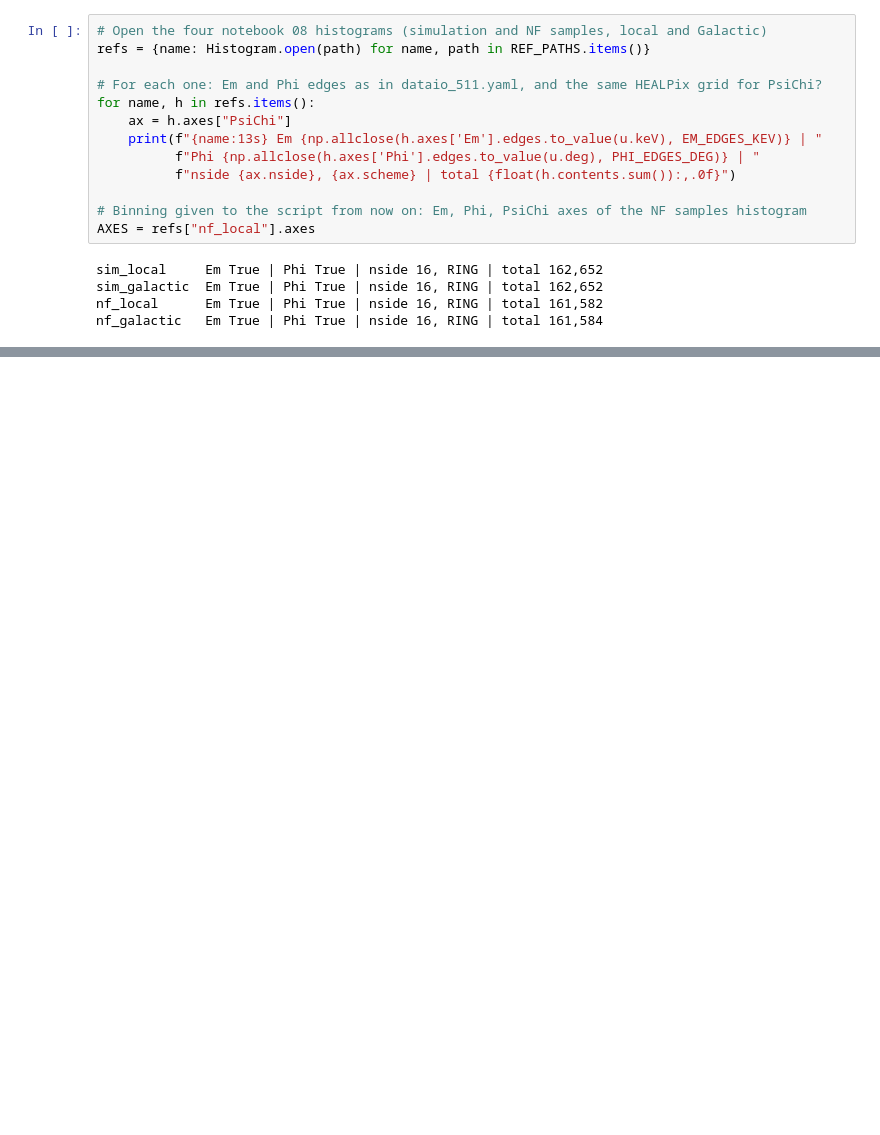
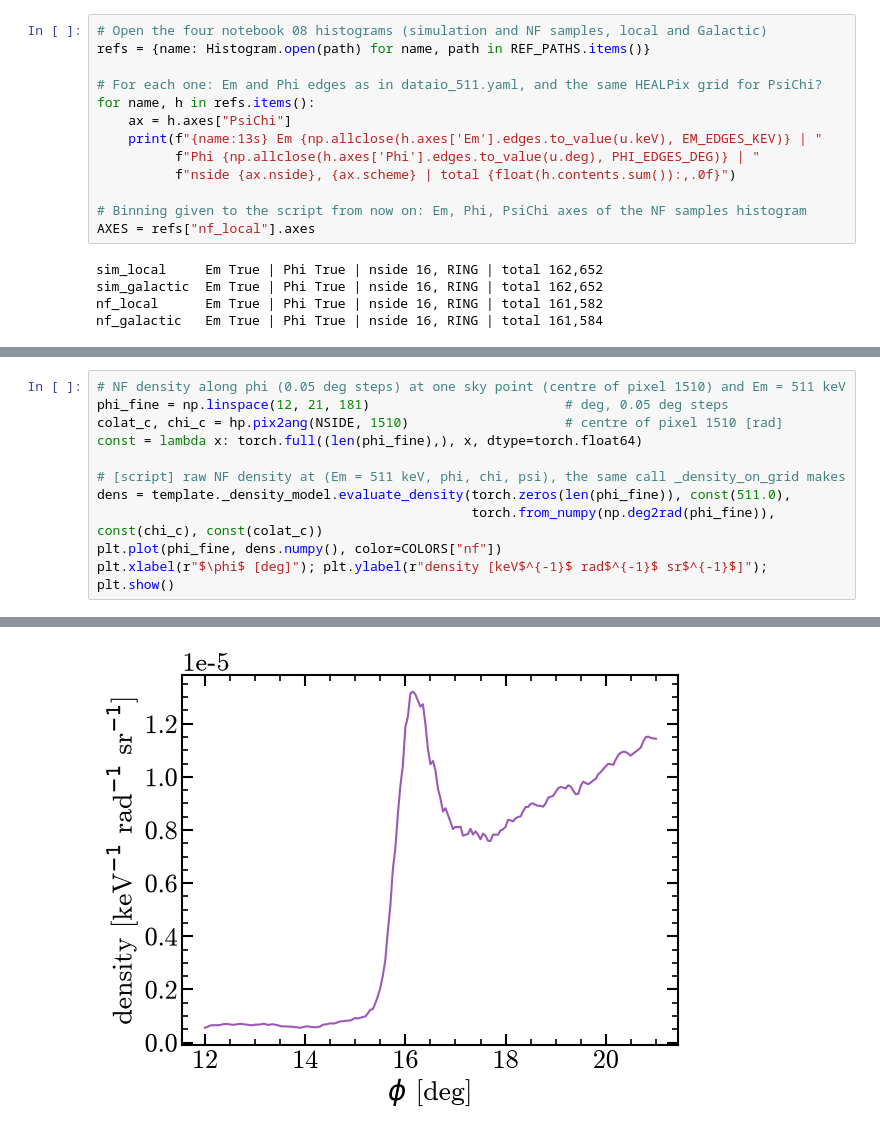
Before and after one commit to mquezada13/cosipy-background-nf, a Jupyter notebook: notebooks/09_nf_background.ipynb, the cells around one changed output, grey strips where cells are left out. Cells and saved outputs as stored; diff of their text form; blank space fills up the shorter version.

```diff
--- a/notebooks/09_nf_background.ipynb
+++ b/notebooks/09_nf_background.ipynb
@@ -191,0 +210,12 @@ sum: integral 978.4  NF samples 835
+# %%
+# NF density along phi (0.05 deg steps) at one sky point (centre of pixel 1510) and Em = 511 keV
+phi_fine = np.linspace(12, 21, 181)                         # deg, 0.05 deg steps
+colat_c, chi_c = hp.pix2ang(NSIDE, 1510)                    # centre of pixel 1510 [rad]
+const = lambda x: torch.full((len(phi_fine),), x, dtype=torch.float64)
+
+# [script] raw NF density at (Em = 511 keV, phi, chi, psi), the same call _density_on_grid makes
+dens = template._density_model.evaluate_density(torch.zeros(len(phi_fine)), const(511.0),
+                                                torch.from_numpy(np.deg2rad(phi_fine)), const(chi_c), const(colat_c))
+plt.plot(phi_fine, dens.numpy(), color=COLORS["nf"])
+plt.xlabel(r"$\phi$ [deg]"); plt.ylabel(r"density [keV$^{-1}$ rad$^{-1}$ sr$^{-1}$]"); plt.show()
+# %% [output]
@@ -191,0 +223 @@ sum: integral 978.4  NF samples 835
+[figure, added]
```
Also changed, not shown: parts of 57 cells of this notebook.
